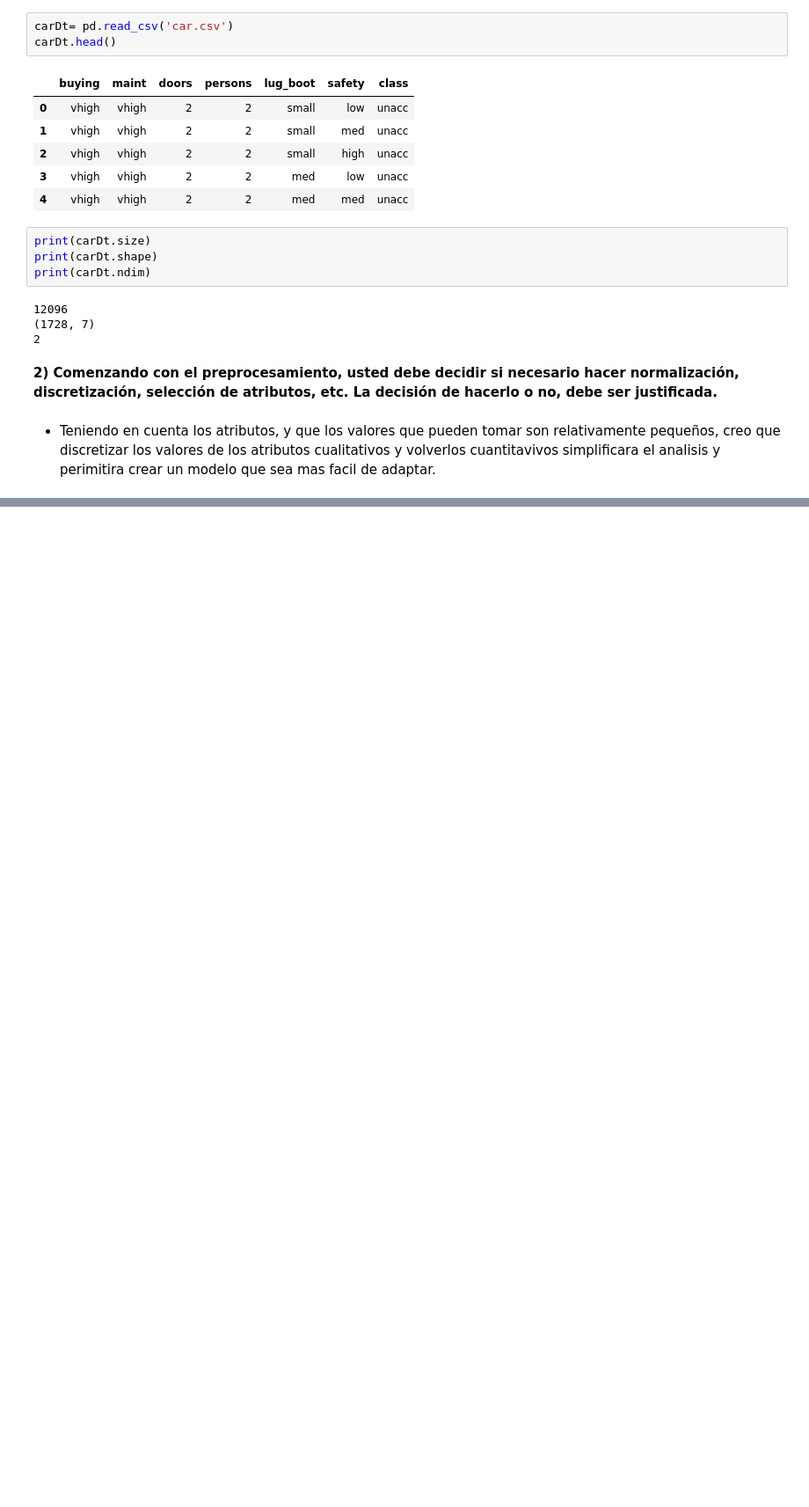
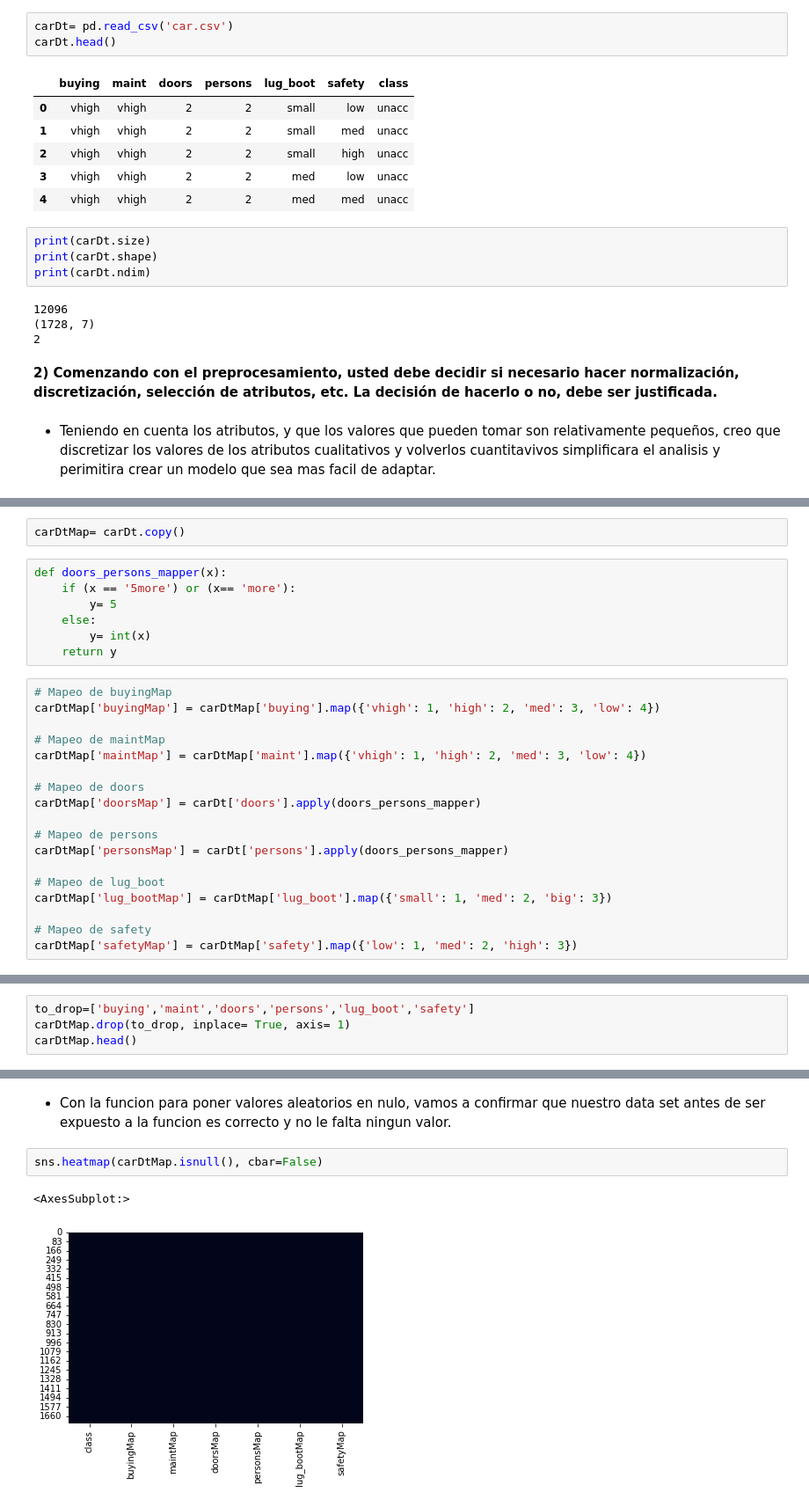
Before and after one commit to ErnestoCamachoA9805/MIND, a Jupyter notebook: Parcial Practico 1/Parcial Practico - Ernesto Camacho.ipynb, the cells around one changed output, grey strips where cells are left out. Shown: that part at 88% size. Cells and saved outputs as stored; diff of their text form; blank space fills up the shorter version.

```diff
--- a/Parcial Practico 1/Parcial Practico - Ernesto Camacho.ipynb
+++ b/Parcial Practico 1/Parcial Practico - Ernesto Camacho.ipynb
@@ -55,0 +65,27 @@ print(carDt.ndim)
+# %%
+carDtMap= carDt.copy()
+# %%
+def doors_persons_mapper(x):
+    if (x == '5more') or (x== 'more'):
+        y= 5
+    else:
+        y= int(x)
+    return y
+# %%
+# Mapeo de buyingMap
+carDtMap['buyingMap'] = carDtMap['buying'].map({'vhigh': 1, 'high': 2, 'med': 3, 'low': 4})
+
+# Mapeo de maintMap
+carDtMap['maintMap'] = carDtMap['maint'].map({'vhigh': 1, 'high': 2, 'med': 3, 'low': 4})
+
+# Mapeo de doors
+carDtMap['doorsMap'] = carDt['doors'].apply(doors_persons_mapper)
+
+# Mapeo de persons
+carDtMap['personsMap'] = carDt['persons'].apply(doors_persons_mapper)
+
+# Mapeo de lug_boot
+carDtMap['lug_bootMap'] = carDtMap['lug_boot'].map({'small': 1, 'med': 2, 'big': 3})
+
+# Mapeo de safety
+carDtMap['safetyMap'] = carDtMap['safety'].map({'low': 1, 'med': 2, 'high': 3})
@@ -55,0 +101,4 @@ print(carDt.ndim)
+# %%
+to_drop=['buying','maint','doors','persons','lug_boot','safety']
+carDtMap.drop(to_drop, inplace= True, axis= 1)
+carDtMap.head()
@@ -55,0 +149,7 @@ print(carDt.ndim)
+# %% [markdown]
+- Con la funcion para poner valores aleatorios en nulo, vamos a confirmar que nuestro data set antes de ser expuesto a la funcion es correcto y no le falta ningun valor.
+# %%
+sns.heatmap(carDtMap.isnull(), cbar=False)
+# %% [output]
+<AxesSubplot:>
+[figure, added]
```
Also changed, not shown: parts of 46 cells of this notebook.
